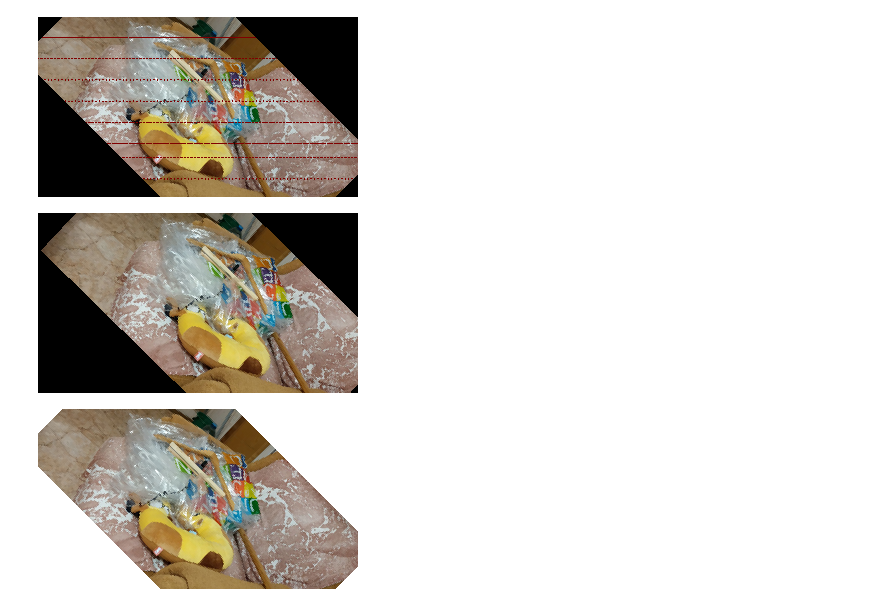
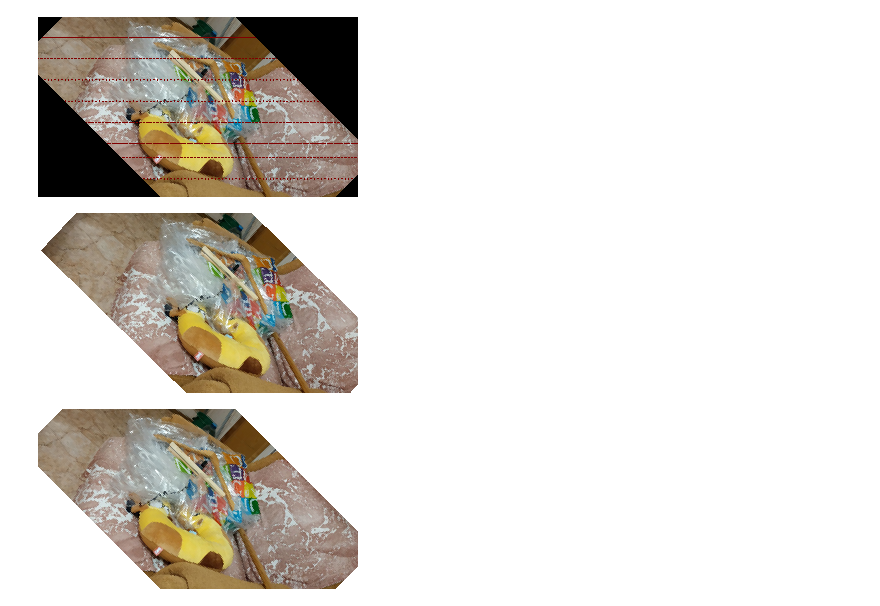
Before and after one commit to ArcaneStudent/stereolabs, a Jupyter notebook: lab3/lab3.ipynb, the cells around one changed output. Drawn from its saved outputs; the diff is of its cells as text; code cells hidden in the pictures.

```diff
--- a/lab3/lab3.ipynb
+++ b/lab3/lab3.ipynb
@@ -208,21 +208,21 @@ Image.fromarray(new_right)
 # %% [output]
 [figure]
 # %%
-new_left = np.zeros(img_l.shape, dtype=np.uint8)
+new_left = 255*np.ones(img_l.shape, dtype=np.uint8)
 
 x_shift = new_left.shape[1]//2
 y_shift = new_left.shape[0]//2
 for y in range(new_left.shape[0]):
     for x in range(new_left.shape[1]):
         x2, y2, z2 = np.dot(Left_Combined_inv, np.array([x-x_shift,y-y_shift,1]))
         x2 = x2*(1/z2)
         y2 = y2*(1/z2)
         if 0 <= x2 + x_shift < img_l.shape[1] and 0 <= y2 + y_shift < img_l.shape[0]:
             new_left[y, x] = img_l[int(y2 + y_shift), int(x2 + x_shift)]
 Image.fromarray(new_left).save("hangerL-small.png")
 Image.fromarray(new_left)
 # %% [output]
-[figure, old version]
+[figure, new version]
 # %%
 new_right = 255*np.ones(img_r.shape, dtype=np.uint8)
 x_shift = new_right.shape[1]//2
```
Also changed, not shown: 1 other file.
